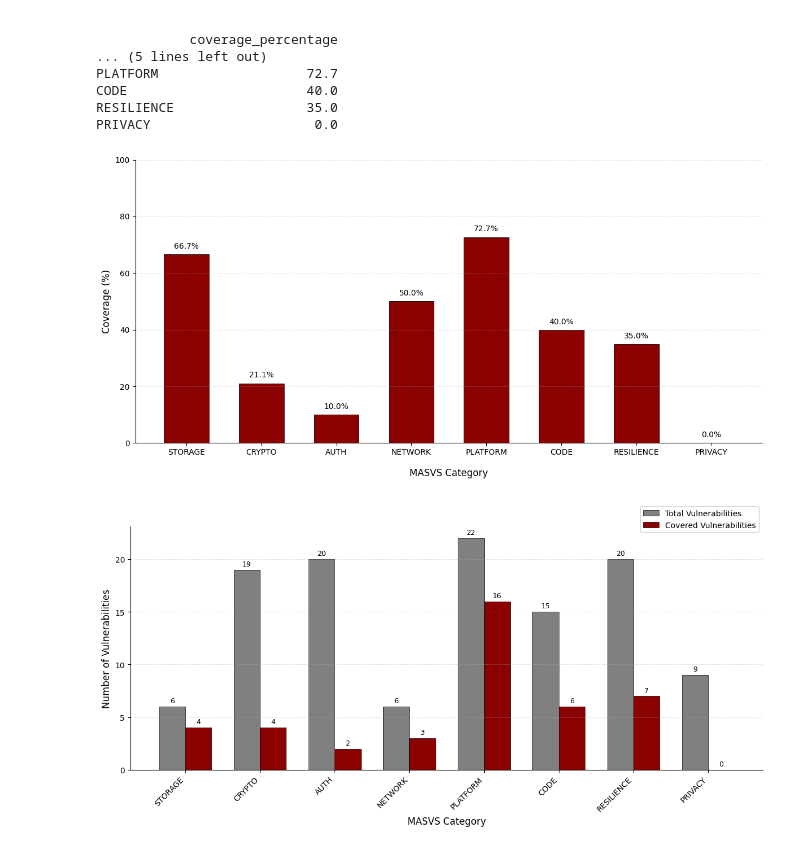
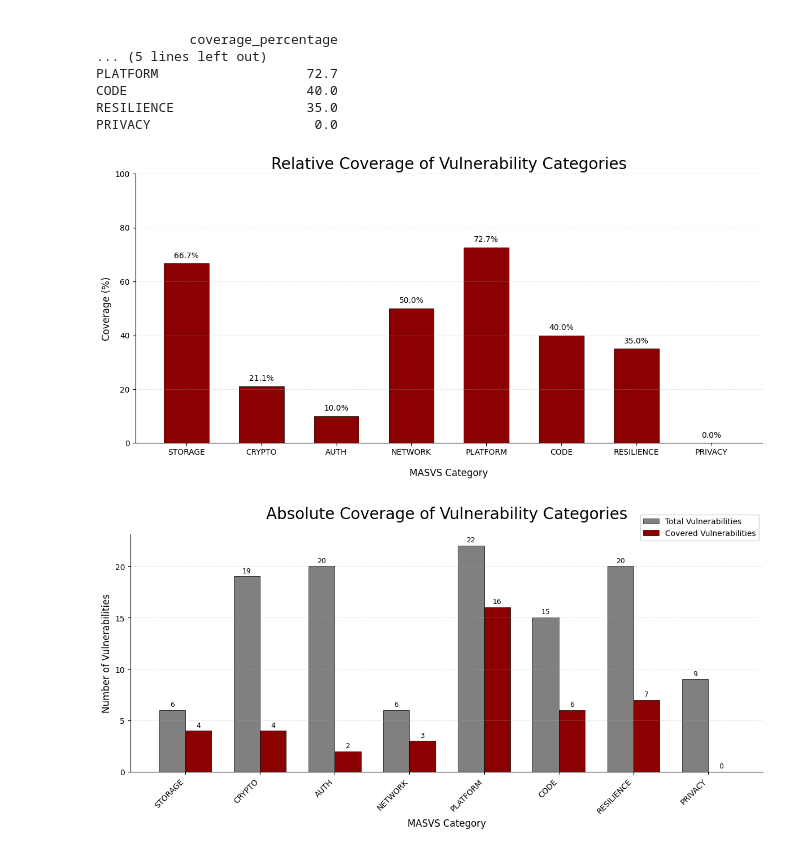
Before and after one commit to domi-cmd/Reference_Application_for_OWASP_MASTG, a Jupyter notebook: dev_documents/seminar_thesis/reference_apps/data_manipulation/app_vulnerability_coverage.ipynb, the cells around one changed output. Saved outputs shown, nothing was run; the diff lists cells and outputs as text; code cells hidden in the pictures.

```diff
--- a/dev_documents/seminar_thesis/reference_apps/data_manipulation/app_vulnerability_coverage.ipynb
+++ b/dev_documents/seminar_thesis/reference_apps/data_manipulation/app_vulnerability_coverage.ipynb
@@ -261,31 +261,31 @@ PRIVACY                     0.0
 # %%
 # Explicit style
 fig, ax = plt.subplots(figsize=(12, 6))
 
 # Plot the bar chart
 ax.bar(summary.index, summary["coverage_percentage"], color="darkred",
        width=0.6, edgecolor="black", linewidth=0.6)
 
 # Customize appearance
-#ax.set_title("Vulnerability Coverage by MASWE Category", fontsize=14)
+ax.set_title("Relative Coverage of Vulnerability Categories", fontsize=20)
 ax.set_xlabel("MASVS Category", fontsize=12, labelpad=15)
 ax.set_ylabel("Coverage (%)", fontsize=12)
 ax.set_ylim(0, 100)
 ax.grid(axis="y", linestyle="--", alpha=0.5, linewidth=0.5)
 ax.spines[["top", "right"]].set_visible(False)
 
 # Add values on top of each bar
 for i, v in enumerate(summary["coverage_percentage"]):
     ax.text(i, v + 2, f"{v:.1f}%", ha="center", fontsize=10)
 
 # Show the plot
 plt.tight_layout()
 plt.show()
 
 # Save the figure
-fig.savefig("../plots/total_coverage_without_my_app/vulnerability_coverage_percentage", dpi=300, bbox_inches="tight")
+#fig.savefig("../plots/total_coverage_without_my_app/vulnerability_coverage_percentage", dpi=300, bbox_inches="tight")
 # %% [output]
-[figure, old version]
+[figure, new version]
 # %%
 # Prepare data
 categories = summary.index
@@ -306,7 +306,7 @@ bars2 = ax.bar(x + width/2, covered, width, label="Covered Vulnerabilities", col
                edgecolor="black", linewidth=0.5)
 
 # Customize plot
-#ax.set_title("Vulnerability Coverage (Counts)", fontsize=14)
+ax.set_title("Absolute Coverage of Vulnerability Categories", fontsize=20, pad=20)
 ax.set_xlabel("MASVS Category", fontsize=12)
 ax.set_ylabel("Number of Vulnerabilities", fontsize=12)
 ax.set_xticks(x)
@@ -330,6 +330,6 @@ plt.tight_layout()
 plt.show()
 
 # Save the figure
-fig.savefig("../plots/total_coverage_without_my_app/total_vs_implemented_coverage_counts", dpi=300, bbox_inches="tight")
+#fig.savefig("../plots/total_coverage_without_my_app/total_vs_implemented_coverage_counts", dpi=300, bbox_inches="tight")
 # %% [output]
-[figure, old version]
+[figure, new version]
```
Also changed, not shown: parts of 1 cell of this notebook, 3 other files.
